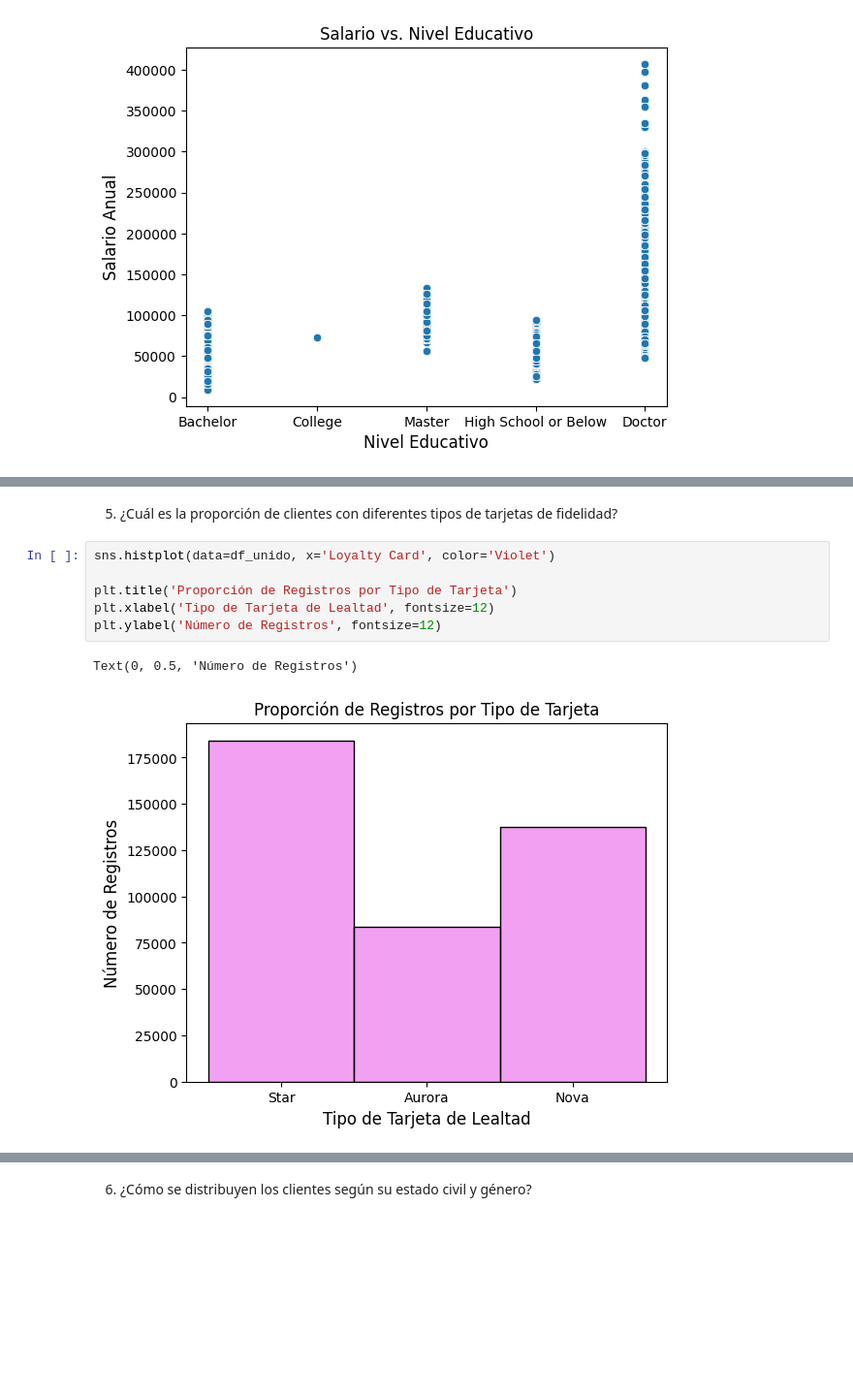
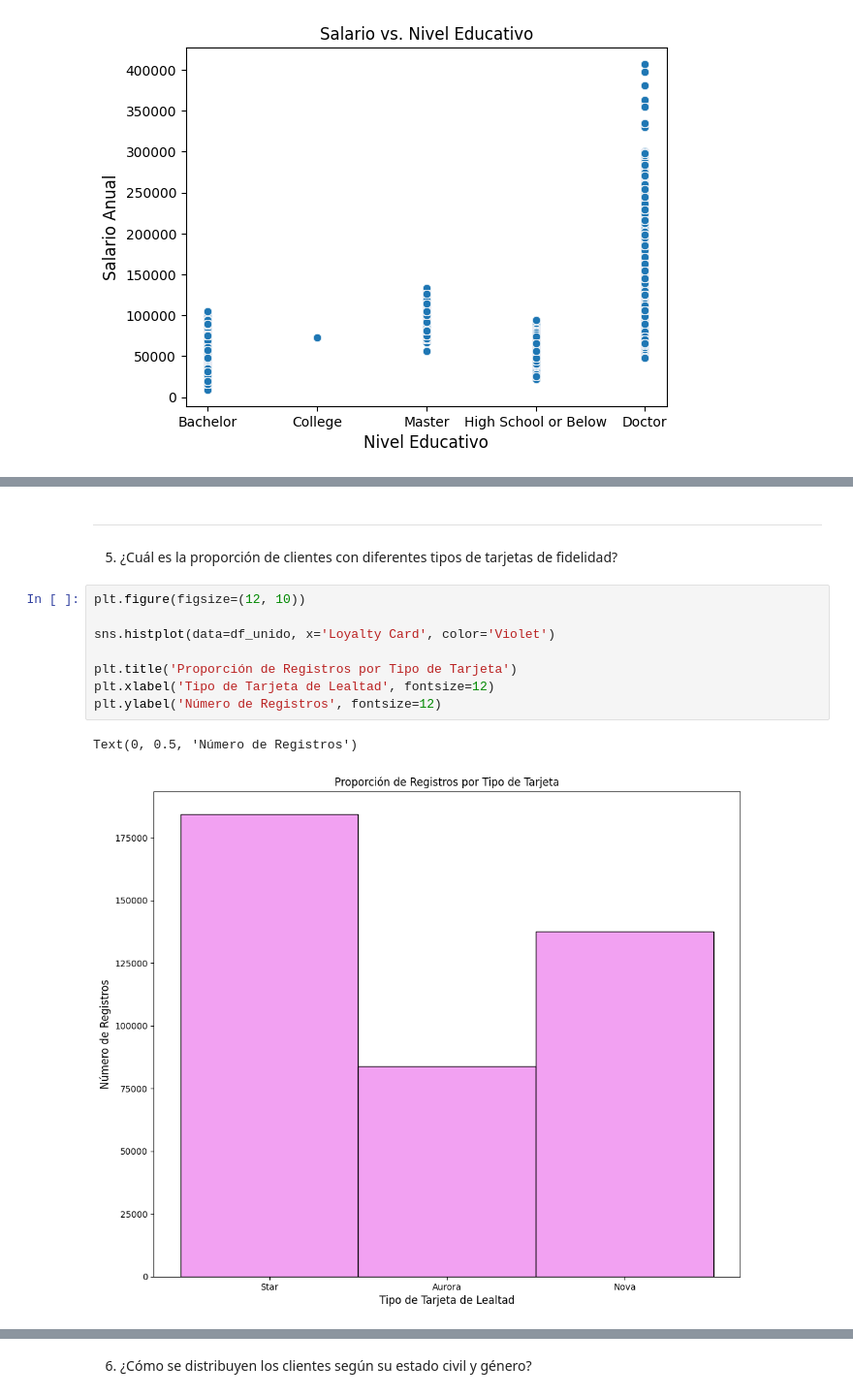
Before and after one commit to Adalab/bda-modulo-3-evaluacion-final-patrimerchan, a Jupyter notebook: Evaluacion_Final_Modulo_3.ipynb, the cells around one changed output, grey strips where cells are left out. Shown: that part at 97% size. Cells and saved outputs as stored; diff of their text form; blank space fills up the shorter version.

```diff
--- a/Evaluacion_Final_Modulo_3.ipynb
+++ b/Evaluacion_Final_Modulo_3.ipynb
@@ -956,12 +1028,16 @@ Text(0, 0.5, 'Salario Anual')
+# %% [markdown]
+___
 # %% [markdown]
 5. ¿Cuál es la proporción de clientes con diferentes tipos de tarjetas de fidelidad?
 # %%
+plt.figure(figsize=(12, 10))
+
 sns.histplot(data=df_unido, x='Loyalty Card', color='Violet')
 
 plt.title('Proporción de Registros por Tipo de Tarjeta')
 plt.xlabel('Tipo de Tarjeta de Lealtad', fontsize=12)
 plt.ylabel('Número de Registros', fontsize=12)
 # %% [output]
 Text(0, 0.5, 'Número de Registros')
-[figure, old version]
+[figure, new version]
 # %% [markdown]
```
Also changed, not shown: parts of 25 cells of this notebook, 1 other file.
